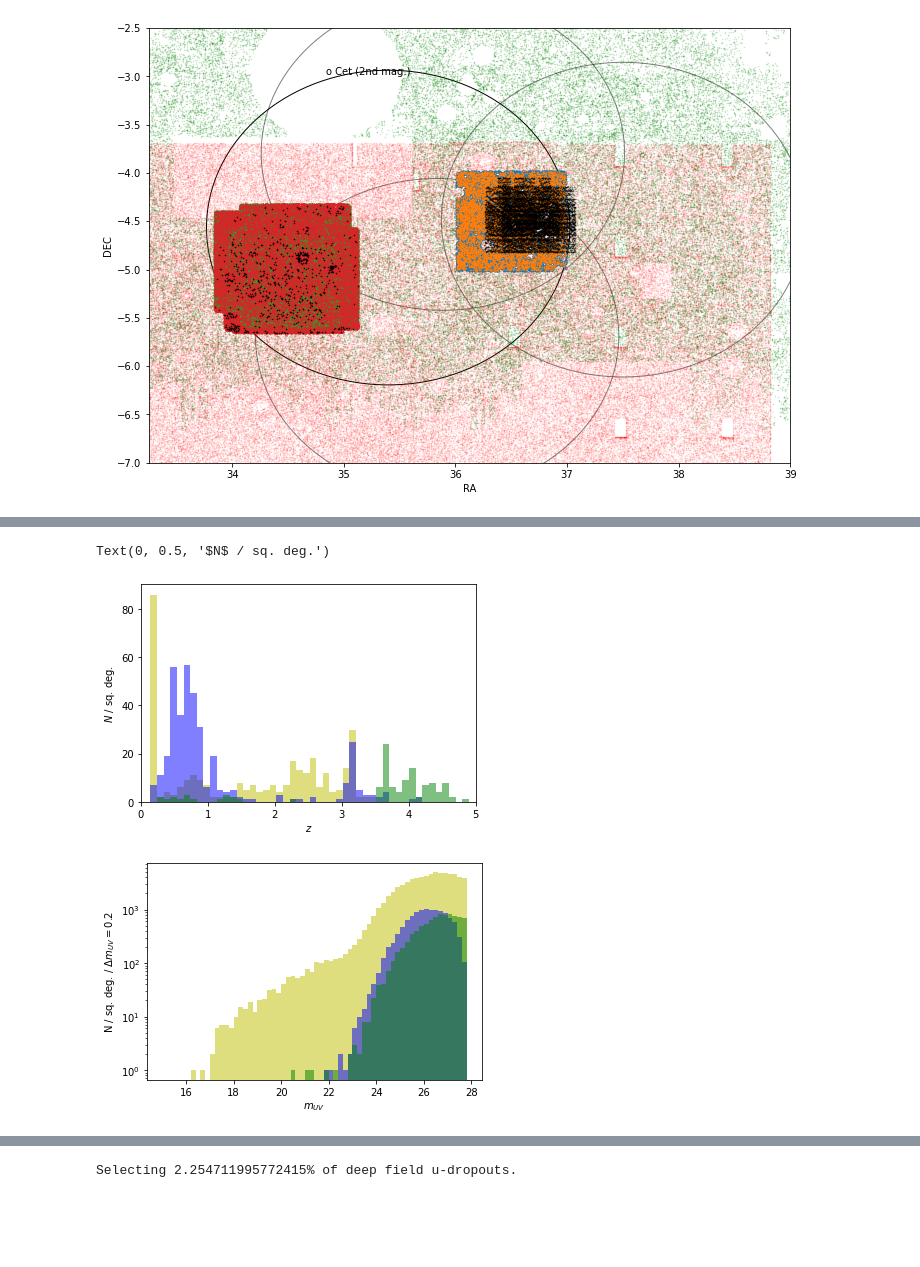
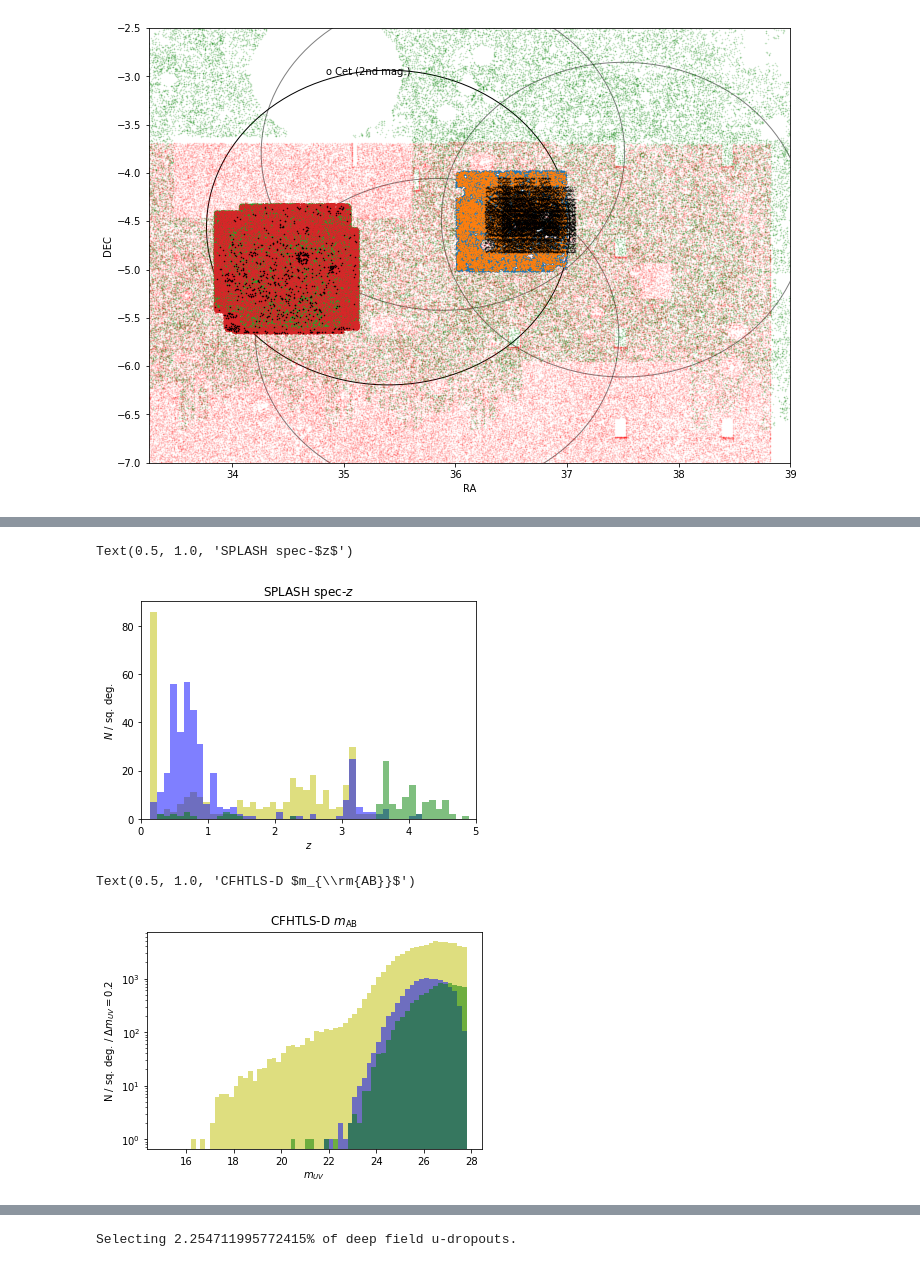
Before and after one commit to michaelJwilson/DESILBG, a Jupyter notebook: target/proposals/docs/desilbg-splash.ipynb, the cells around one changed output, grey strips where cells are left out. Saved outputs shown, nothing was run; the diff lists cells and outputs as text; code cells hidden in the pictures; blank space fills up the shorter version.

```diff
--- a/target/proposals/docs/desilbg-splash.ipynb
+++ b/target/proposals/docs/desilbg-splash.ipynb
@@ -705,15 +707,16 @@ Text(0, 0.5, '$N$ / sq. deg.')
 # %%
 _    = pl.hist(sxdrops['ZSPEC'], bins=bins, alpha=0.5, color='y')
 _    = pl.hist(sudrops['ZSPEC'], bins=bins, alpha=0.5, color='b')
 _    = pl.hist(sgdrops['ZSPEC'], bins=bins, alpha=0.5, color='g')
 
 pl.xlim(0.0, 5.0)
 
 pl.xlabel('$z$')
 pl.ylabel('$N$ / sq. deg.')
+pl.title(r'SPLASH spec-$z$')
 # %% [output]
-Text(0, 0.5, '$N$ / sq. deg.')
+Text(0.5, 1.0, 'SPLASH spec-$z$')
-[figure, old version]
+[figure, new version]
 # %%
 bins = np.arange(15., 28., 0.2)
 
@@ -725,8 +728,10 @@ pl.xlabel('$m_{UV}$')
 pl.ylabel('N / sq. deg. / $\Delta m_{UV} = 0.2$')
 
 pl.yscale('log')
+pl.title(r'CFHTLS-D $m_{\rm{AB}}$')
 # %% [output]
+Text(0.5, 1.0, 'CFHTLS-D $m_{\\rm{AB}}$')
-[figure, old version]
+[figure, new version]
 # %%
 bins = np.arange(15., 28., 0.2)
 
```
Also changed, not shown: parts of 4 cells of this notebook.
